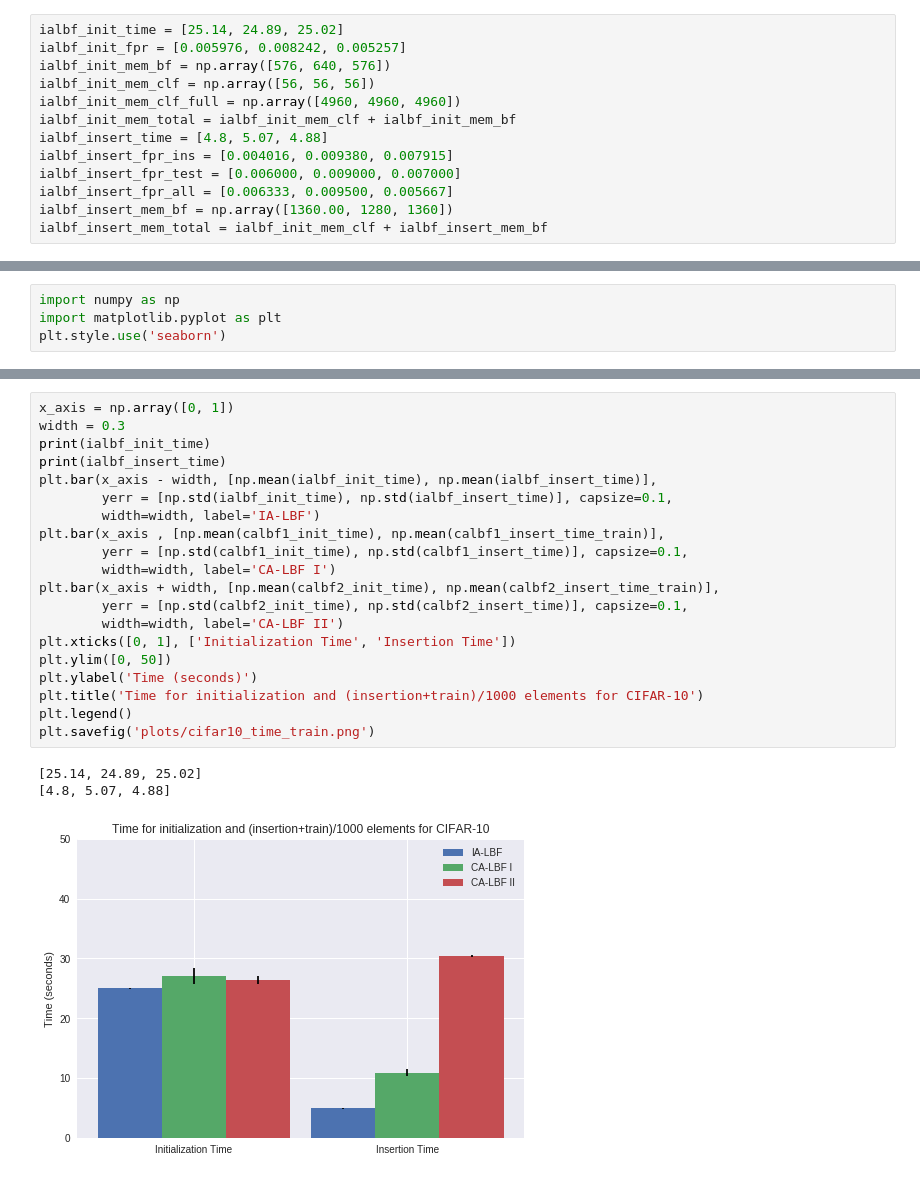
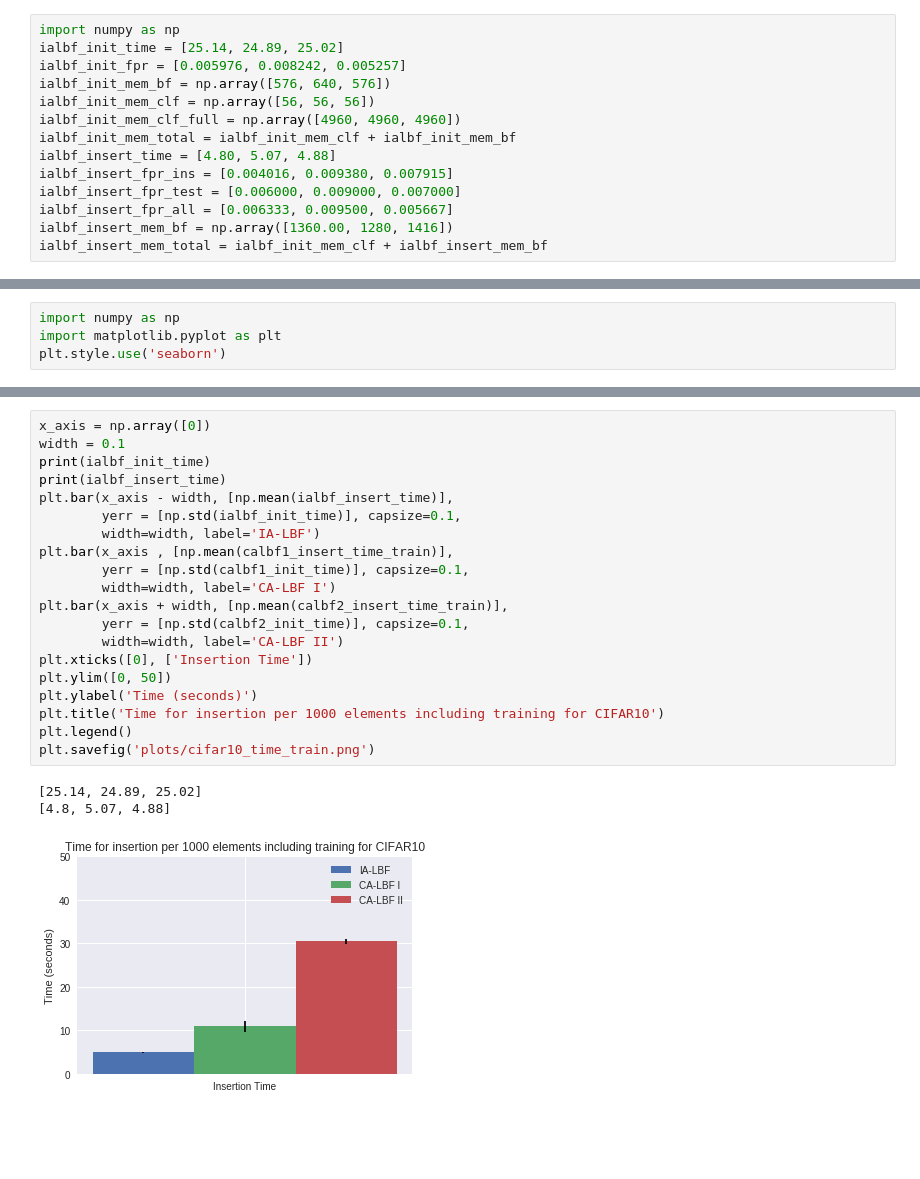
Before and after one commit to arindambhattacharya/LBF, a Jupyter notebook: cifar/Graphs.ipynb, the cells around one changed output, grey strips where cells are left out. Drawn from its saved outputs; the diff is of its cells as text; blank space fills up the shorter version.

```diff
--- a/cifar/Graphs.ipynb
+++ b/cifar/Graphs.ipynb
@@ -1,17 +1,18 @@
 # %% [markdown]
 # DPBF
 # %%
+import numpy as np
 ialbf_init_time = [25.14, 24.89, 25.02]
 ialbf_init_fpr = [0.005976, 0.008242, 0.005257]
 ialbf_init_mem_bf = np.array([576, 640, 576])
 ialbf_init_mem_clf = np.array([56, 56, 56])
 ialbf_init_mem_clf_full = np.array([4960, 4960, 4960])
 ialbf_init_mem_total = ialbf_init_mem_clf + ialbf_init_mem_bf
-ialbf_insert_time = [4.8, 5.07, 4.88]
+ialbf_insert_time = [4.80, 5.07, 4.88]
 ialbf_insert_fpr_ins = [0.004016, 0.009380, 0.007915]
 ialbf_insert_fpr_test = [0.006000, 0.009000, 0.007000]
 ialbf_insert_fpr_all = [0.006333, 0.009500, 0.005667]
-ialbf_insert_mem_bf = np.array([1360.00, 1280, 1360])
+ialbf_insert_mem_bf = np.array([1360.00, 1280, 1416])
 ialbf_insert_mem_total = ialbf_init_mem_clf + ialbf_insert_mem_bf
 # %%
 calbf1_init_time = [26.22, 28.95, 26.12]
@@ -136,24 +161,24 @@ plt.savefig('plots/cifar10_time.png')
 # %%
-x_axis = np.array([0, 1])
-width = 0.3
+x_axis = np.array([0])
+width = 0.1
 print(ialbf_init_time)
 print(ialbf_insert_time)
-plt.bar(x_axis - width, [np.mean(ialbf_init_time), np.mean(ialbf_insert_time)],
-        yerr = [np.std(ialbf_init_time), np.std(ialbf_insert_time)], capsize=0.1,
+plt.bar(x_axis - width, [np.mean(ialbf_insert_time)],
+        yerr = [np.std(ialbf_init_time)], capsize=0.1,
         width=width, label='IA-LBF')
-plt.bar(x_axis , [np.mean(calbf1_init_time), np.mean(calbf1_insert_time_train)],
-        yerr = [np.std(calbf1_init_time), np.std(calbf1_insert_time)], capsize=0.1,
+plt.bar(x_axis , [np.mean(calbf1_insert_time_train)],
+        yerr = [np.std(calbf1_init_time)], capsize=0.1,
         width=width, label='CA-LBF I')
-plt.bar(x_axis + width, [np.mean(calbf2_init_time), np.mean(calbf2_insert_time_train)],
-        yerr = [np.std(calbf2_init_time), np.std(calbf2_insert_time)], capsize=0.1,
+plt.bar(x_axis + width, [np.mean(calbf2_insert_time_train)],
+        yerr = [np.std(calbf2_init_time)], capsize=0.1,
         width=width, label='CA-LBF II')
-plt.xticks([0, 1], ['Initialization Time', 'Insertion Time'])
+plt.xticks([0], ['Insertion Time'])
 plt.ylim([0, 50])
 plt.ylabel('Time (seconds)')
-plt.title('Time for initialization and (insertion+train)/1000 elements for CIFAR-10')
+plt.title('Time for insertion per 1000 elements including training for CIFAR10')
 plt.legend()
 plt.savefig('plots/cifar10_time_train.png')
 # %% [output]
 [25.14, 24.89, 25.02]
 [4.8, 5.07, 4.88]
-[figure, old version]
+[figure, new version]
```
Also changed, not shown: parts of 7 cells of this notebook, 47 other files.
